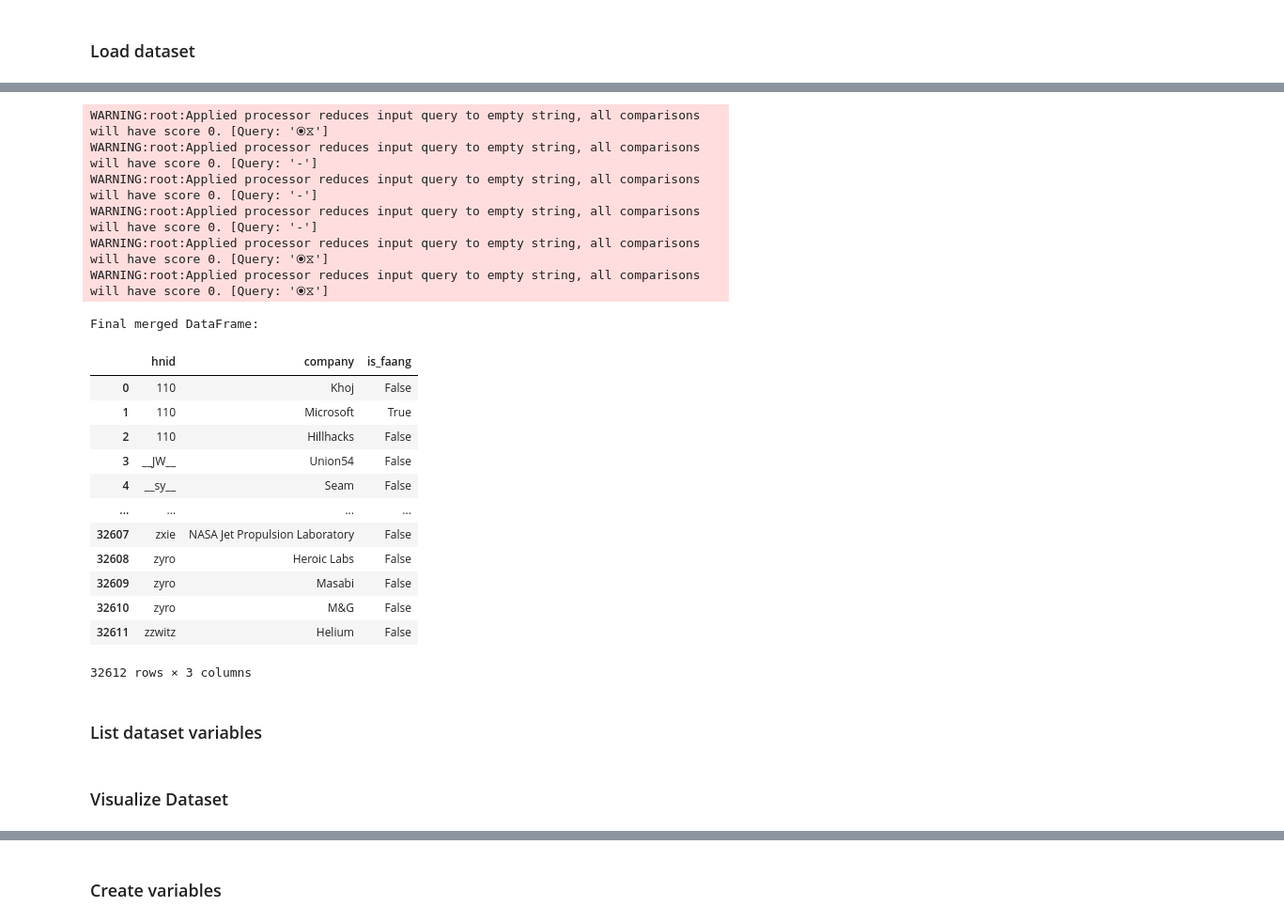
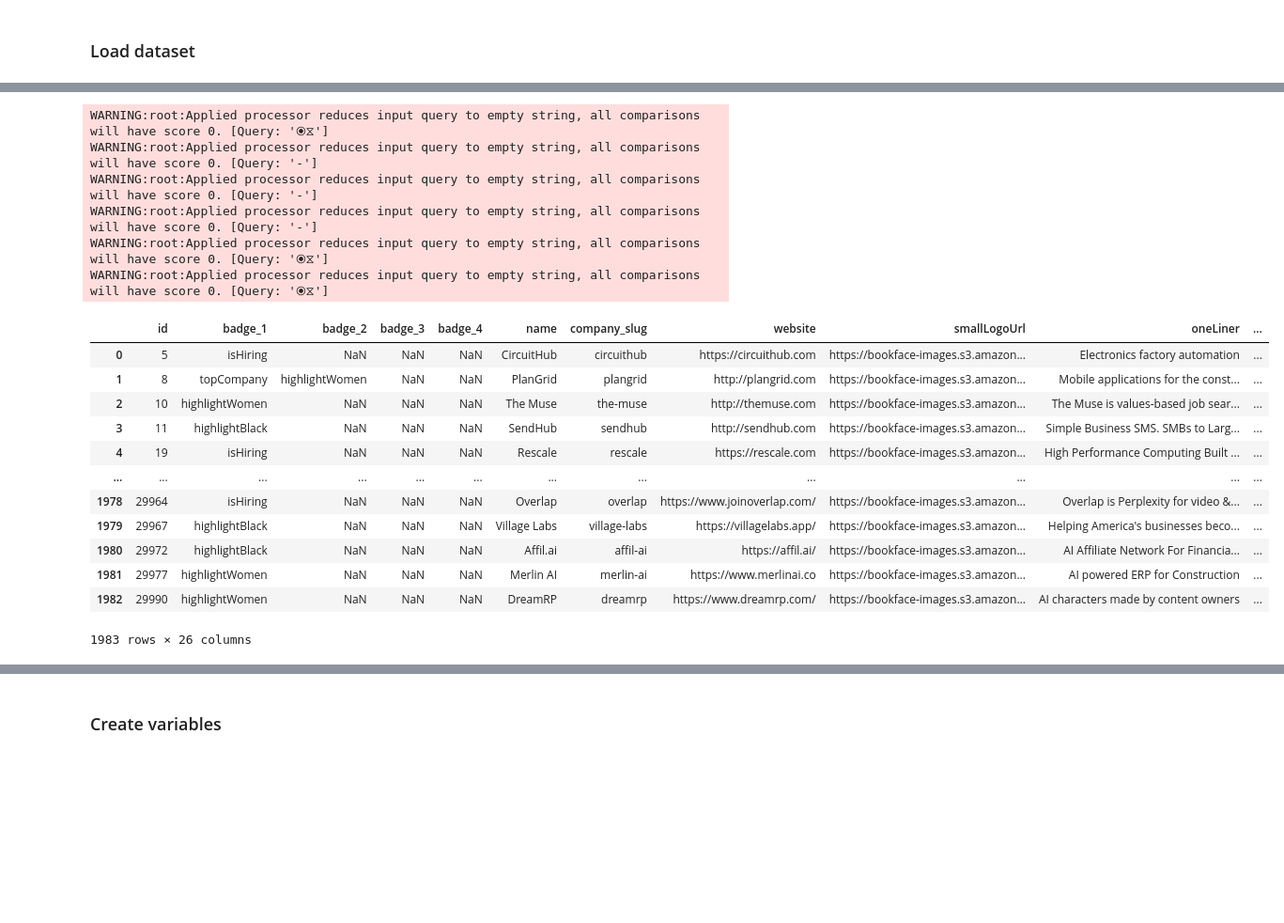
Before and after one commit to alishasrivas/Predicting-YCStartup-Survival, a Jupyter notebook: predicting.ipynb, the cells around one changed output, grey strips where cells are left out. Shown: that part at 94% size. Cells and saved outputs as stored; diff of their text form; code cells hidden in the pictures; blank space fills up the shorter version.

```diff
--- a/predicting.ipynb
+++ b/predicting.ipynb
@@ -67,52 +72,45 @@ def is_faang(company_name):
     company_name = str(company_name)
     company_name = company_name.strip().lower()
     best_match, score = process.extractOne(company_name, faang_companies, scorer=fuzz.ratio)
     return score >= 80  # Threshold for matching
 
 prior_companies['is_faang'] = prior_companies['company'].apply(is_faang)
 
 founder_dfs = [founders, schools, prior_companies]
 company_dfs = [badges, companies, industries, regions, tags]
 
 for i, df in enumerate(company_dfs):
     if 'Unnamed: 0' in df.columns:
         df.drop(columns=['Unnamed: 0'], inplace=True)
 
 merged_df = company_dfs[0]
 
 for i, df in enumerate(company_dfs[1:], start=1):
     merged_df = pd.merge(merged_df, df, on='id', how='inner')
 
 merged_df.rename(columns={'slug': 'company_slug'}, inplace=True)
-merged_df = pd.merge(merged_df, founders, on='company_slug', how='inner')
+#merged_df = pd.merge(merged_df, founders, on='company_slug', how='inner')
 #merged_df = pd.merge(merged_df, schools, on='hnid', how='inner')
 #merged_df = pd.merge(merged_df, prior_companies, on='hnid', how='inner')
 
-# Final merged DataFrame
-print("Final merged DataFrame:")
-prior_companies
+merged_df
 # %% [output]
 WARNING:root:Applied processor reduces input query to empty string, all comparisons will have score 0. [Query: '⦿⧖']
 WARNING:root:Applied processor reduces input query to empty string, all comparisons will have score 0. [Query: '-']
 WARNING:root:Applied processor reduces input query to empty string, all comparisons will have score 0. [Query: '-']
 WARNING:root:Applied processor reduces input query to empty string, all comparisons will have score 0. [Query: '-']
 WARNING:root:Applied processor reduces input query to empty string, all comparisons will have score 0. [Query: '⦿⧖']
 WARNING:root:Applied processor reduces input query to empty string, all comparisons will have score 0. [Query: '⦿⧖']
+|  | id | badge_1 | badge_2 | badge_3 | badge_4 | name | company_slug | website | smallLogoUrl | oneLiner | ... |
+| 0 | 5 | isHiring | NaN | NaN | NaN | CircuitHub | circuithub | https://circuithub.com | https://bookface-images.s3.amazon... | Electronics factory automation | ... |
+| 1 | 8 | topCompany | highlightWomen | NaN | NaN | PlanGrid | plangrid | http://plangrid.com | https://bookface-images.s3.amazon... | Mobile applications for the const... | ... |
+| 2 | 10 | highlightWomen | NaN | NaN | NaN | The Muse | the-muse | http://themuse.com | https://bookface-images.s3.amazon... | The Muse is values-based job sear... | ... |
+| 3 | 11 | highlightBlack | NaN | NaN | NaN | SendHub | sendhub | http://sendhub.com | https://bookface-images.s3.amazon... | Simple Business SMS. SMBs to Larg... | ... |
+| 4 | 19 | isHiring | NaN | NaN | NaN | Rescale | rescale | https://rescale.com | https://bookface-images.s3.amazon... | High Performance Computing Built ... | ... |
+| ... | ... | ... | ... | ... | ... | ... | ... | ... | ... | ... | ... |
+| 1978 | 29964 | isHiring | NaN | NaN | NaN | Overlap | overlap | https://www.joinoverlap.com/ | https://bookface-images.s3.amazon... | Overlap is Perplexity for video &... | ... |
+| 1979 | 29967 | highlightBlack | NaN | NaN | NaN | Village Labs | village-labs | https://villagelabs.app/ | https://bookface-images.s3.amazon... | Helping America's businesses beco... | ... |
+| 1980 | 29972 | highlightBlack | NaN | NaN | NaN | Affil.ai | affil-ai | https://affil.ai/ | https://bookface-images.s3.amazon... | AI Affiliate Network For Financia... | ... |
+| 1981 | 29977 | highlightWomen | NaN | NaN | NaN | Merlin AI | merlin-ai | https://www.merlinai.co | https://bookface-images.s3.amazon... | AI powered ERP for Construction | ... |
+| 1982 | 29990 | highlightWomen | NaN | NaN | NaN | DreamRP | dreamrp | https://www.dreamrp.com/ | https://bookface-images.s3.amazon... | AI characters made by content owners | ... |
-Final merged DataFrame:
+1983 rows × 26 columns
-|  | hnid | company | is_faang |
-| 0 | 110 | Khoj | False |
-| 1 | 110 | Microsoft | True |
-| 2 | 110 | Hillhacks | False |
-| 3 | __JW__ | Union54 | False |
-| 4 | __sy__ | Seam | False |
-| ... | ... | ... | ... |
-| 32607 | zxie | NASA Jet Propulsion Laboratory | False |
-| 32608 | zyro | Heroic Labs | False |
-| 32609 | zyro | Masabi | False |
-| 32610 | zyro | M&G | False |
-| 32611 | zzwitz | Helium | False |
-32612 rows × 3 columns
-# %% [markdown]
-### List dataset variables
-# %% [markdown]
-### Visualize Dataset
```
Also changed, not shown: parts of 4 cells of this notebook.
